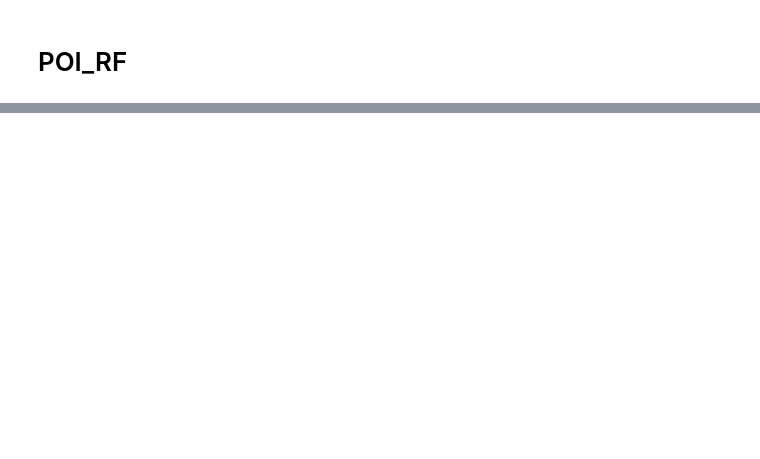
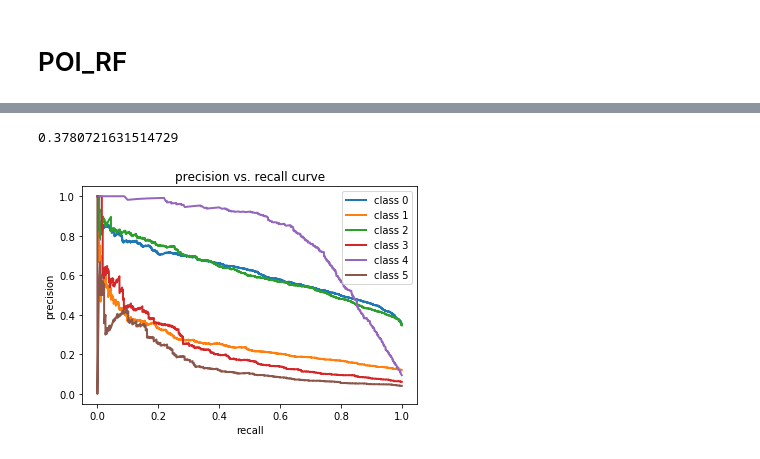
Before and after one commit to Thomasjkeel/Trip_Purpose_Classification, a Jupyter notebook: Notebooks/models/Models_RF.ipynb, the cells around one changed output, grey strips where cells are left out. Saved outputs shown, nothing was run; the diff lists cells and outputs as text; code cells hidden in the pictures; blank space fills up the shorter version.

```diff
--- a/Notebooks/models/Models_RF.ipynb
+++ b/Notebooks/models/Models_RF.ipynb
@@ -715,0 +748,4 @@ data_with_preds.head()
+# %%
+%%time
+# create new set of train/test data
+X_train, X_test, y_train, y_test, X_train_IDs, X_test_IDs = model_setup(X_17, y_17, rd_state=42)
@@ -715,0 +755,4 @@ data_with_preds.head()
+# %%
+sklearn.preprocessing.label_binarize(y_train, classes=[0,1,2,3,4,5])
+y_train = sklearn.preprocessing.label_binarize(y_train, classes=[0,1,2,3,4,5])
+y_test = sklearn.preprocessing.label_binarize(y_test, classes=[0,1,2,3,4,5])
@@ -715,0 +761,27 @@ data_with_preds.head()
+# %%
+clf = sklearn.multiclass.OneVsRestClassifier(sklearn.ensemble.RandomForestClassifier(n_estimators=200,
+                             max_depth=20,
+                             random_state=42))
+clf.fit(X_train, y_train)
+
+y_score = clf.predict_proba(X_test)
+# %%
+clf.score(X_test, y_test)
+# %% [output]
+0.3780721631514729
+# %%
+# precision recall curve
+precision = dict()
+recall = dict()
+for i in range(6):
+    precision[i], recall[i], _ = sklearn.metrics.precision_recall_curve(y_test[:, i],
+                                                        y_score[:, i])
+    plt.plot(recall[i], precision[i], lw=2, label='class {}'.format(i))
+
+plt.xlabel("recall")
+plt.ylabel("precision")
+plt.legend(loc="best")
+plt.title("precision vs. recall curve")
+plt.show()
+# %% [output]
+[figure, added]
```
Also changed, not shown: parts of 28 cells of this notebook, 3 other files.
